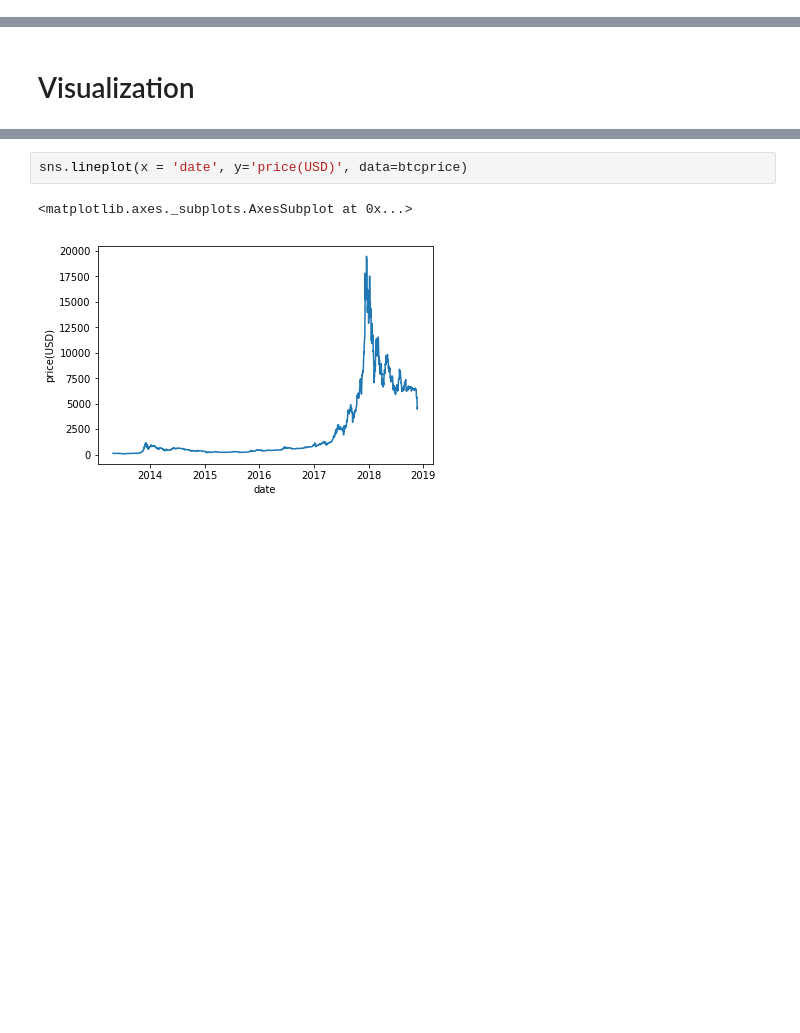
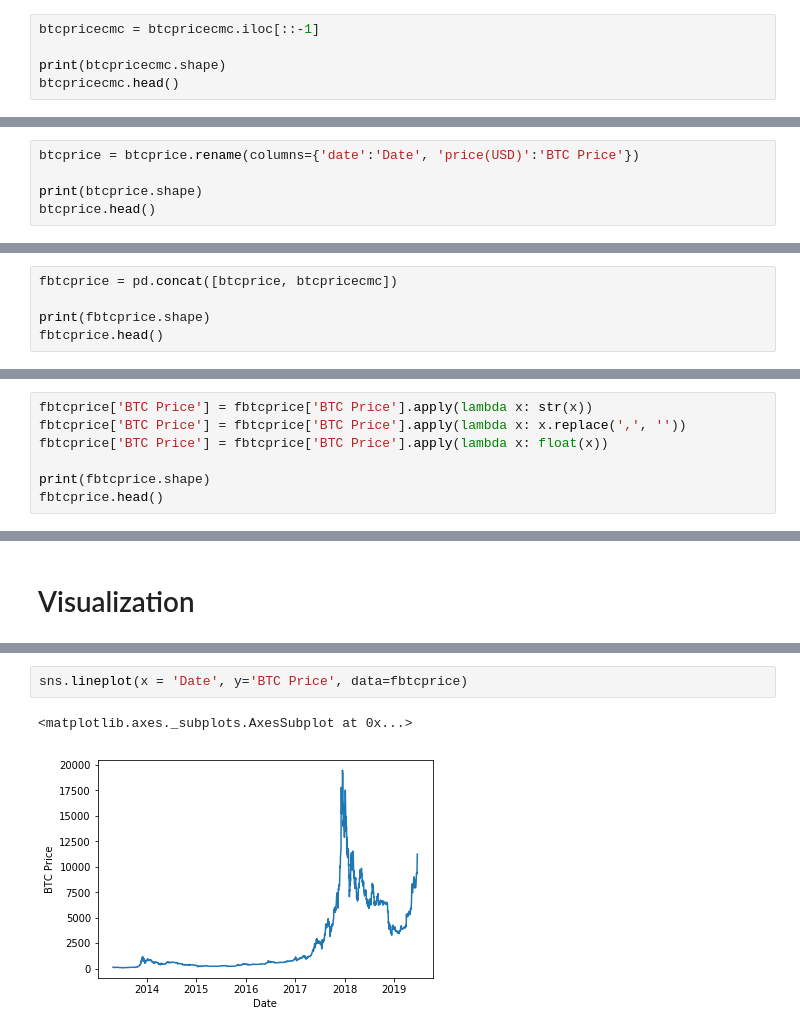
Before and after one commit to LambdaSchool-Sprints/DS-Unit-1-Sprint-5-Data-Storytelling-Blog-Post, a Jupyter notebook: BitcoinStorytellingProject.ipynb, the cells around one changed output, grey strips where cells are left out. Cells and saved outputs as stored; diff of their text form; blank space fills up the shorter version.

Commit message:
Completed Data Cleaning

```diff
--- a/BitcoinStorytellingProject.ipynb
+++ b/BitcoinStorytellingProject.ipynb
@@ -239,0 +281,5 @@ btcdatacmc.head()
+# %%
+btcpricecmc = btcpricecmc.iloc[::-1]
+
+print(btcpricecmc.shape)
+btcpricecmc.head()
@@ -298,3 +354,8 @@ btcprice.head()
 | 1572 | 2013-04-30 | 144.00 |
 | 1573 | 2013-05-01 | 139.00 |
 | 1574 | 2013-05-02 | 116.38 |
+# %%
+btcprice = btcprice.rename(columns={'date':'Date', 'price(USD)':'BTC Price'})
+
+print(btcprice.shape)
+btcprice.head()
@@ -300,0 +372,5 @@ btcprice.head()
+# %%
+fbtcprice = pd.concat([btcprice, btcpricecmc])
+
+print(fbtcprice.shape)
+fbtcprice.head()
@@ -300,0 +395,7 @@ btcprice.head()
+# %%
+fbtcprice['BTC Price'] = fbtcprice['BTC Price'].apply(lambda x: str(x))
+fbtcprice['BTC Price'] = fbtcprice['BTC Price'].apply(lambda x: x.replace(',', ''))
+fbtcprice['BTC Price'] = fbtcprice['BTC Price'].apply(lambda x: float(x))
+
+print(fbtcprice.shape)
+fbtcprice.head()
@@ -308,6 +431,6 @@ sns.lineplot(x = 'Date', y='Gold Price', data=goldmonthlyprice);
 [figure]
 # %%
-sns.lineplot(x = 'date', y='price(USD)', data=btcprice)
+sns.lineplot(x = 'Date', y='BTC Price', data=fbtcprice)
 # %% [output]
 <matplotlib.axes._subplots.AxesSubplot at 0x...>
-[figure, old version]
+[figure, new version]
```
Also changed, not shown: parts of 13 cells of this notebook.
